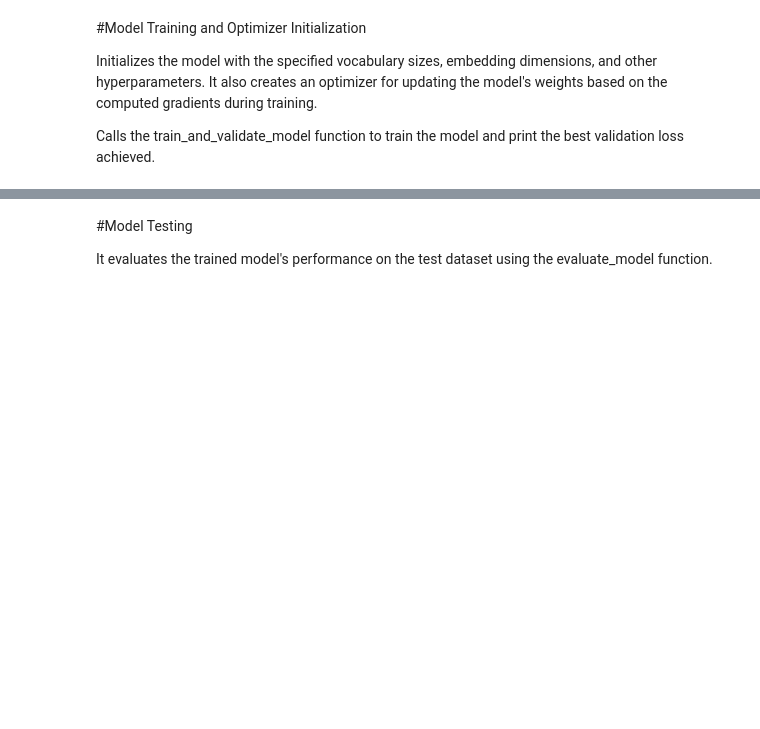
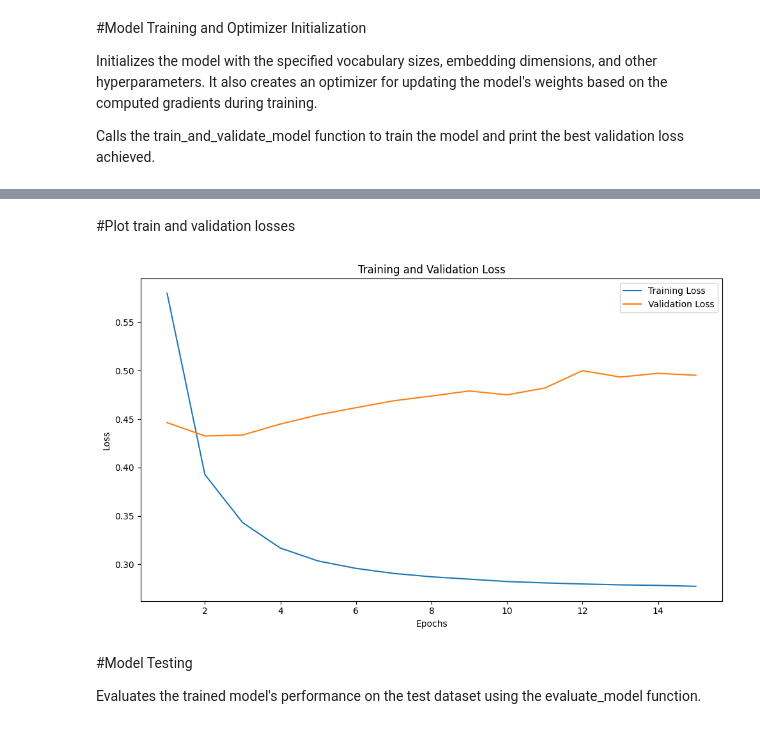
Before and after one commit to raidris/SF-Utilizing-Contextual-Information, a Jupyter notebook: NLP_project.ipynb, the cells around one changed output, grey strips where cells are left out. Saved outputs shown, nothing was run; the diff lists cells and outputs as text; code cells hidden in the pictures; blank space fills up the shorter version.

```diff
--- a/NLP_project.ipynb
+++ b/NLP_project.ipynb
@@ -147,9 +148,8 @@ class DatasetObj(Dataset):
         self.sentences = [[self.word_to_ix[word] for word in sentence] for sentence in texts]
         self.tags = [[self.tag_to_ix[tag] for tag in slot_tag] for slot_tag in slot_tags]
         self.pos = [[self.pos_to_ix[pos] for pos in pos_sentence] for pos_sentence in pos_tags]
-        if labels is not None:
-            self.label_to_ix = {label: i for i, label in enumerate(set(labels))}
-            self.labels_ix = [self.label_to_ix[label] for label in labels]
+        self.label_to_ix = {label: i for i, label in enumerate(set(labels))}
+        self.labels_ix = [self.label_to_ix[label] for label in labels]
 
     def __len__(self):
         return len(self.texts)
@@ -158,6 +158,7 @@ class DatasetObj(Dataset):
         sentence_tensor = torch.tensor(self.sentences[idx], dtype=torch.long)
         tags_tensor = torch.tensor(self.tags[idx], dtype=torch.long)
         pos_tensor = torch.tensor(self.pos[idx], dtype=torch.long)
+
         if self.labels is not None:
             label_tensor = torch.tensor(self.labels_ix[idx], dtype=torch.long)
             return sentence_tensor, tags_tensor, pos_tensor, label_tensor
@@ -516,3 +548,25 @@ def calculate_max_pos_vocab_size(data_loaders):
+# %%
+def plot_loss_graph(train_losses, val_losses):
+    # Determine the maximum length among the loss metrics to set up the x-axis
+    max_length = max(len(train_losses), len(val_losses))
+
+    # Generate an x-axis based on the maximum length
+    epochs = np.arange(1, max_length + 1)
+
+    # Set up the plotting
+    plt.figure(figsize=(10, 6))
+
+    # Plot training and validation losses
+    plt.plot(epochs[:len(train_losses)], train_losses, label='Training Loss')
+    plt.plot(epochs[:len(val_losses)], val_losses, label='Validation Loss')
+
+    plt.xlabel('Epochs')
+    plt.ylabel('Loss')
+    plt.title('Training and Validation Loss')
+    plt.legend()
+
+    plt.tight_layout()
+    plt.show()
 # %% [markdown]
 #Model Hyperparameters and Initialization
 
@@ -535,7 +589,7 @@ learning_rate = 0.001
 num_epochs = 15
 batch_size = 1
 
-num_lstm_layers = 5
+num_lstm_layers = 2
 
 tradeoff_params = {'alpha': .1, 'beta': .1, 'gamma': .1}
 
@@ -574,7 +628,8 @@ model = Model(vocab_size=vocab_size,
 # Train the model with the specified hyperparameters and data loaders.
 optimizer = optim.Adam(model.parameters(), lr=learning_rate)  # Optimizer setup.
 # Call the training and validation function, passing the necessary arguments.
-val_loss = train_and_validate_model(model, train_loader, dev_loader, optimizer, num_epochs, device, **tradeoff_params)
+train_losses, val_losses, val_loss = train_and_validate_model(
+    model, train_loader, dev_loader, optimizer, num_epochs, device, **tradeoff_params)
 # Output the best validation loss achieved during training.
 if val_loss < best_val_loss:
    best_val_loss = val_loss
@@ -600,7 +656,13 @@ Best Validation Loss: 0.5683610962629319
+# %% [markdown]
+#Plot train and validation losses
+# %%
+plot_loss_graph(train_losses, val_losses)
+# %% [output]
+[figure, added]
 # %% [markdown]
 #Model Testing
 
-It evaluates the trained model's performance on the test dataset using the evaluate_model function.
+Evaluates the trained model's performance on the test dataset using the evaluate_model function.
 # %%
 evaluate_model(model, test_loader)
 # %% [output]
```
Also changed, not shown: parts of 8 cells of this notebook.
